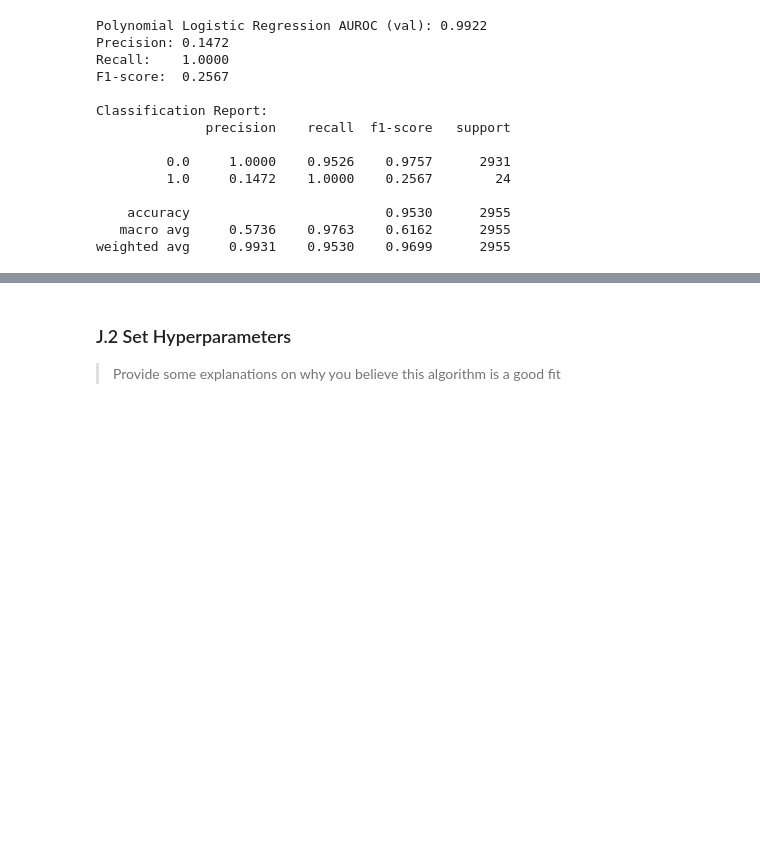
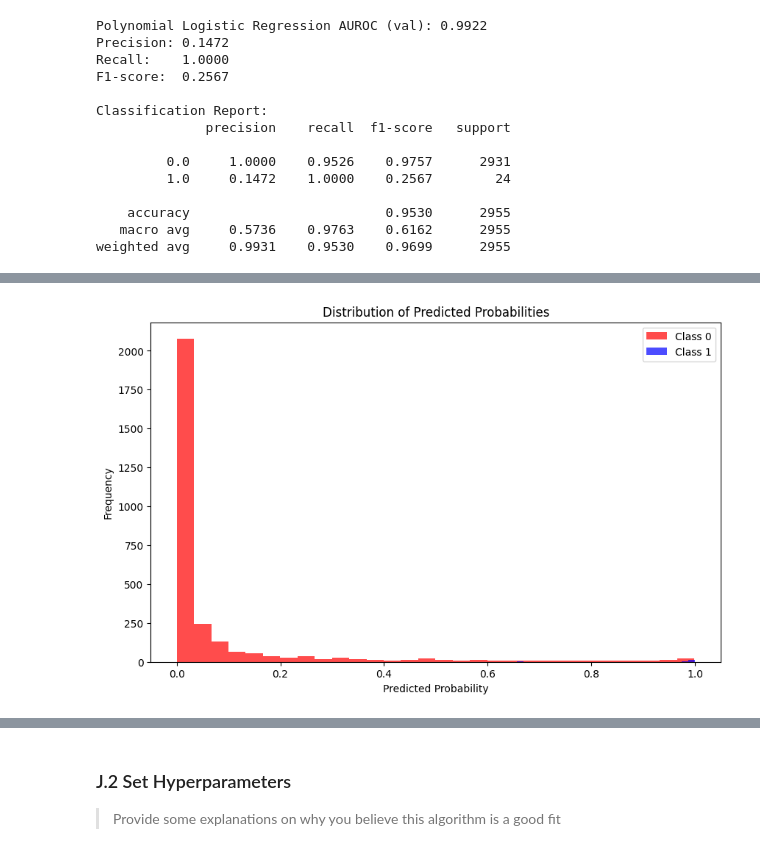
Before and after one commit to Amanda1005/my_krml_25176165, a Jupyter notebook: src/my_krml_25176165/models/36120_25SP_group30_25176165_AT1_experiment_4.ipynb, the cells around one changed output, grey strips where cells are left out. Cells and saved outputs as stored; diff of their text form; code cells hidden in the pictures; blank space fills up the shorter version.

```diff
--- a/src/my_krml_25176165/models/36120-25SP-group30-25176165-AT1-experiment-5.ipynb
+++ b/src/my_krml_25176165/models/36120_25SP_group30_25176165_AT1_experiment_4.ipynb
@@ -924,0 +939,13 @@ plt.show()
+# %%
+# Prediction probability distribution
+
+plt.figure(figsize=(10, 6))
+plt.hist(y_val_proba[y_val==0], bins=30, alpha=0.7, label='Class 0', color='red')
+plt.hist(y_val_proba[y_val==1], bins=30, alpha=0.7, label='Class 1', color='blue')
+plt.xlabel('Predicted Probability')
+plt.ylabel('Frequency')
+plt.title('Distribution of Predicted Probabilities')
+plt.legend()
+plt.show()
+# %% [output]
+[figure, added]
```
Also changed, not shown: parts of 7 cells of this notebook, 5 other files.
